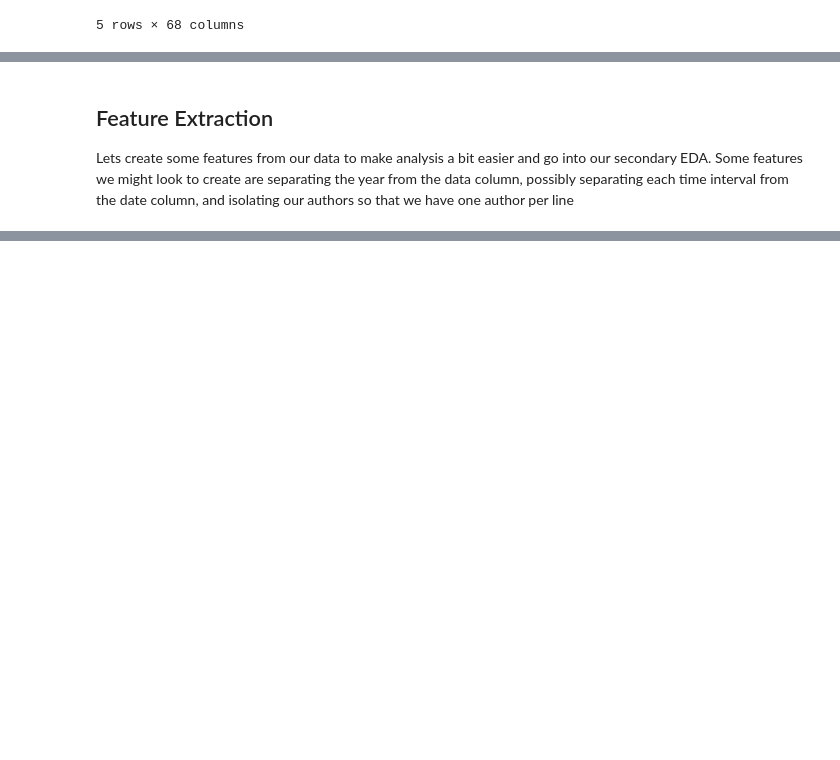
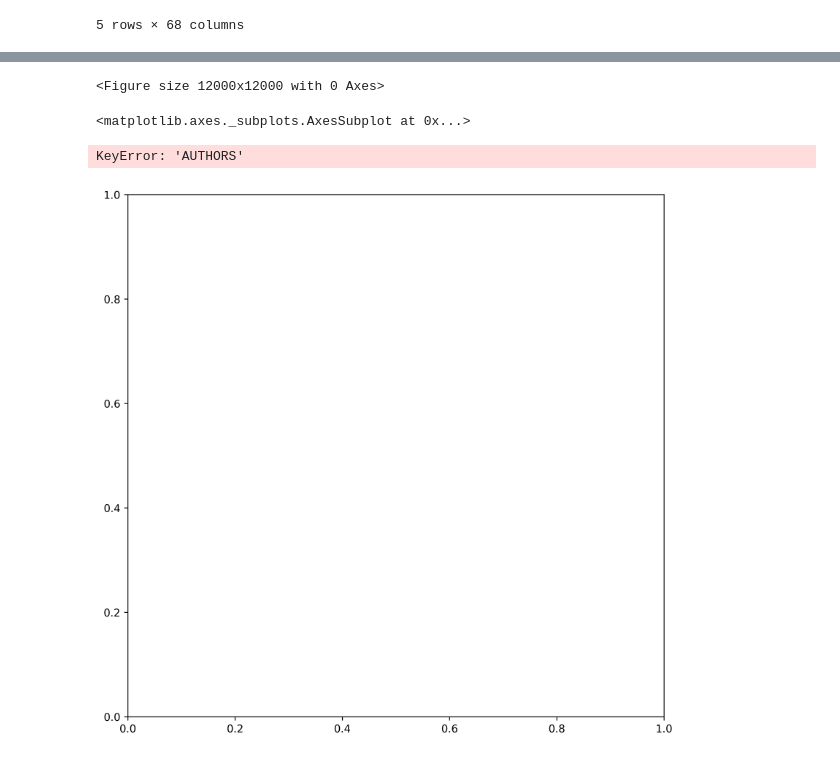
Before and after one commit to baroncurtin2/data620-finalproject, a Jupyter notebook: data620-finalproject.ipynb, the cells around one changed output, grey strips where cells are left out. Drawn from its saved outputs; the diff is of its cells as text; code cells hidden in the pictures; blank space fills up the shorter version.

Commit message:
visuals

```diff
--- a/data620-finalproject.ipynb
+++ b/data620-finalproject.ipynb
@@ -112,12 +120,6 @@ df.head()
 | 2 | 31804413 | [Williams, Aaron M, Bhatti, Umar ... | BACKGROUND: Administration of hum... | 2019/12/06 06:00 | J Trauma Acute Care Surg | NaN |
 | 3 | 31803960 | [Xu, Gang, Liu, Yang, Li, Hanjie,... | Single-cell RNA sequencing (scRNA... | 2019/12/06 06:00 | J Leukoc Biol | [cell type identification, human ... |
 | 4 | 31803196 | [Bleriot, Camille, Ginhoux, Florent] | Resident tissue macrophages (RTMs... | 2019/12/06 06:00 | Front Immunol | [heterogeneity, liver, macrophage... |
-# %% [markdown]
-## Feature Extraction
-
-Lets create some features from our data to make analysis a bit easier and go into our secondary EDA. Some features we might
-look to create are separating the year from the data column, possibly separating each time interval from the date column, and
-isolating our authors so that we have one author per line
 # %%
 # create separate date columns
 df['DATE_'] = pd.to_datetime(df['DATE'], infer_datetime_format=True)
@@ -146,3 +148,24 @@ x_df.head()
 # %%
 # join keywords in a single list
 x_df['KEYWORDS_MERGED'] = x_df['KEYWORDS'].str.join('|')
+# %%
+## Data Analysis/Visualization
+plt.figure(figsize=(20, 20), dpi=600)
+
+# top 10 authors
+plt.subplot(2, 2, 1)
+top10authors = pd.DataFrame.from_records(Counter(x_df['AUTHOR']).most_common(10), columns=['NAME', 'COUNT'])
+sns.barplot(x='COUNT', y='NAME', data=top10authors)
+plt.title('Top 10 Authors')
+
+# publications over time
+plt.subplot(2, 2, 2)
+yearly = pd.DataFrame(df['YEAR'].value_counts().reset_index(), columns=['YEAR', 'COUNT'])
+sns.lineplot(x='YEAR', y='COUNT', data=yearly)
+plt.title('Publications Over Time')
+plt.xlim([df.YEAR.min(), df.YEAR.max()])
+# %% [output]
+<Figure size 12000x12000 with 0 Axes>
+<matplotlib.axes._subplots.AxesSubplot at 0x...>
+KeyError: 'AUTHORS'
+[figure, added]
```
Also changed, not shown: parts of 3 cells of this notebook.
